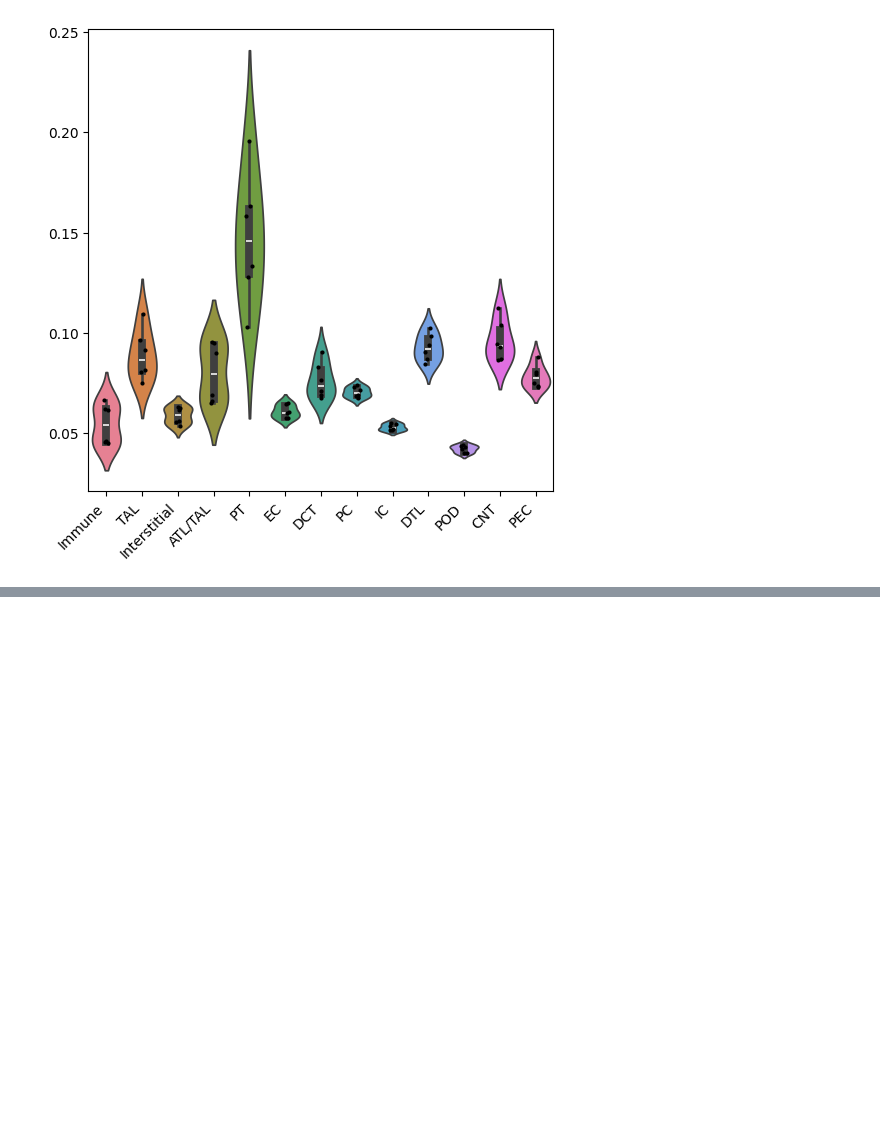
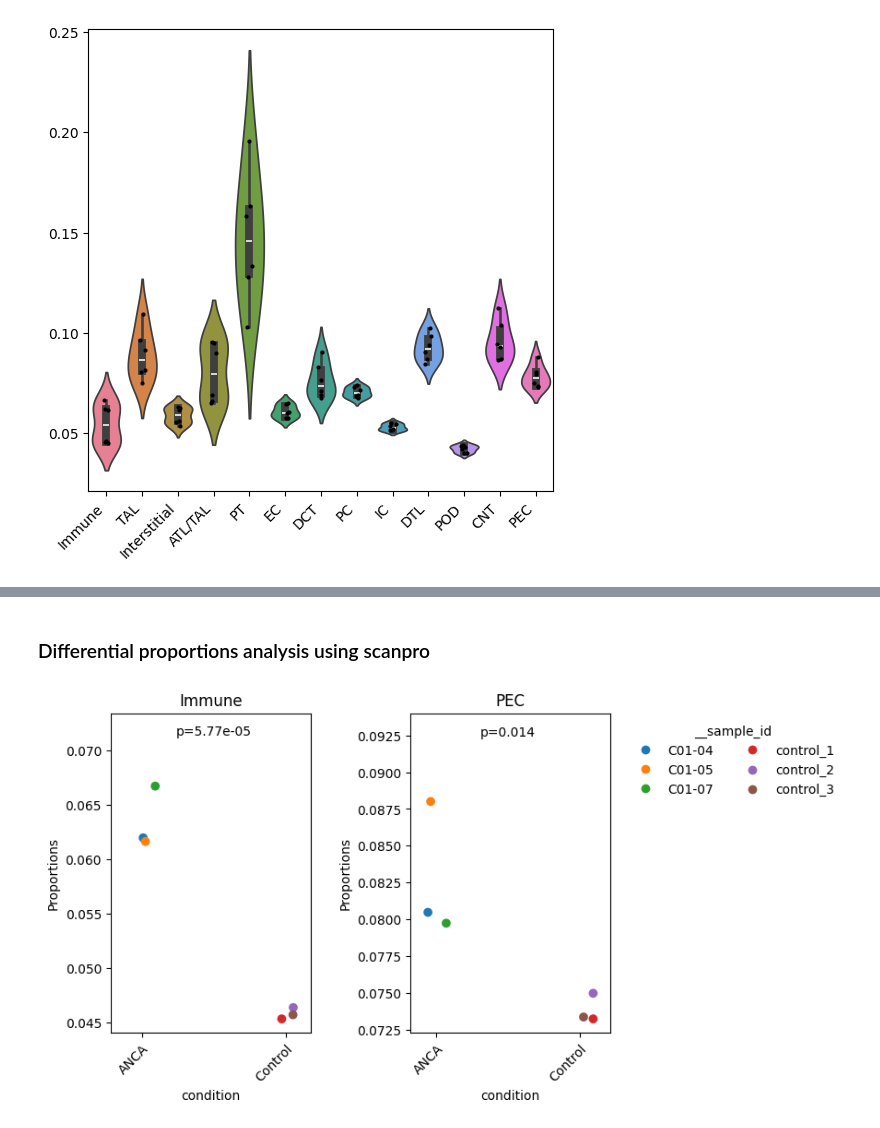
Before and after one commit to harryhaller001/dtangle, a Jupyter notebook: examples/06_tutorial_kidney_single_cell_reference.ipynb, the cells around one changed output, grey strips where cells are left out. Saved outputs shown, nothing was run; the diff lists cells and outputs as text; code cells hidden in the pictures; blank space fills up the shorter version.

Commit message:
adding differential props analysis with scanpro api

```diff
--- a/examples/06_tutorial_kidney_single_cell_reference.ipynb
+++ b/examples/06_tutorial_kidney_single_cell_reference.ipynb
@@ -125,0 +120,14 @@ Text(0.5, 1.0, 'PEC cell proportion\nANCA vs Control')
+# %% [markdown]
+### Differential proportions analysis using scanpro
+# %%
+out = dtangle.differential_proportion(
+    adata_mi,
+    conds_col="condition",
+    samples_col="sample_name",
+)
+# %%
+out.plot(
+    clusters=["Immune", "PEC"],
+)
+# %% [output]
+[figure, added]
```
Also changed, not shown: parts of 4 cells of this notebook, 7 other files.
